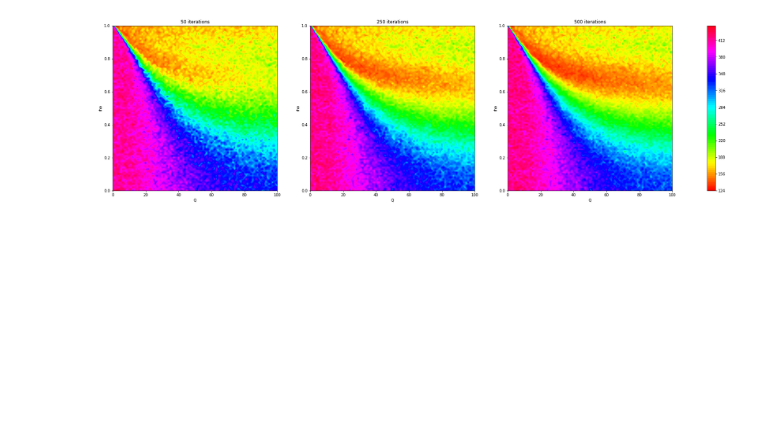
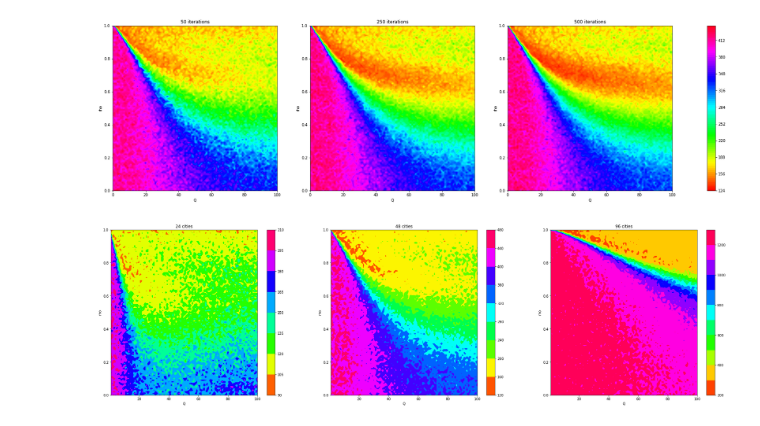
Before and after one commit to javierbosch/Java-ACO, a Jupyter notebook: plots.ipynb, the cells around one changed output. Saved outputs shown, nothing was run; the diff lists cells and outputs as text; code cells hidden in the pictures; blank space fills up the shorter version.

```diff
--- a/plots.ipynb
+++ b/plots.ipynb
@@ -26,3 +26,32 @@ plt.colorbar(cs, ax=axs)
 plt.show()
 # %% [output]
 [figure]
+# %%
+df_half = pd.read_csv("results/output-half.csv")
+df_full = pd.read_csv("results/output-full.csv")
+df_double = pd.read_csv("results/output.csv")
+
+dfs = [df_half, df_full, df_double]
+
+ms = []
+for df in dfs:
+    df = df[df['iteration']==50]
+    df = df.groupby(['rho', 'Q']).mean().reset_index()
+    ms.append(df.pivot(index='rho', columns='Q', values='bestLength'))
+# %%
+fig, axs = plt.subplots(1, len(ms), figsize=(len(ms)*10+3, 9))
+titles = ["24 cities", "48 cities", "96 cities"]
+for i in range(len(ms)):
+    matrix = ms[i]
+    X=matrix.columns.values
+    Y=matrix.index.values
+    Z=matrix.values
+    axs[i].set_title(titles[i])
+    axs[i].set_xlabel('Q')
+    axs[i].set_ylabel('rho')
+    cs = axs[i].contourf(X,Y,Z,10, cmap='hsv')
+    plt.colorbar(cs, ax=axs[i])
+
+plt.show()
+# %% [output]
+[figure, added]
```
